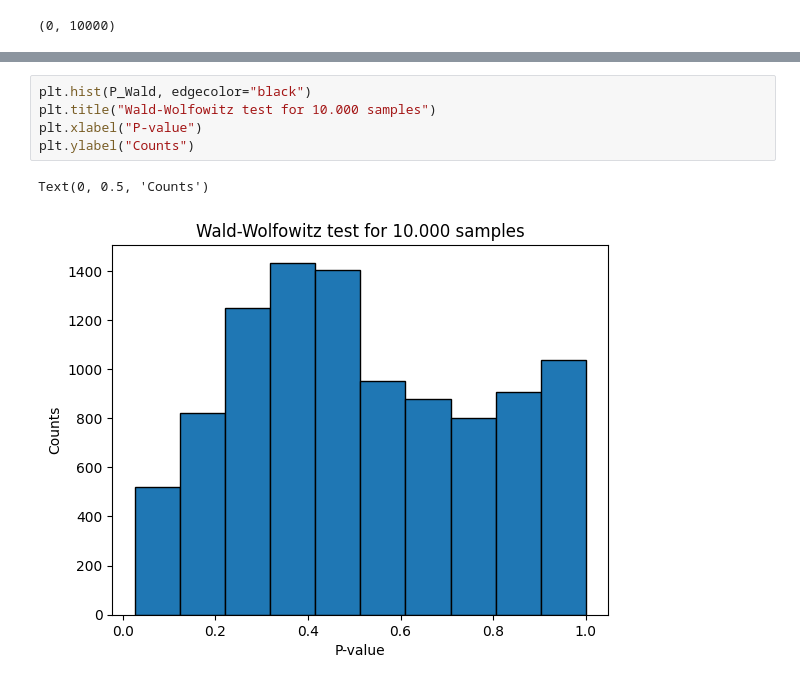
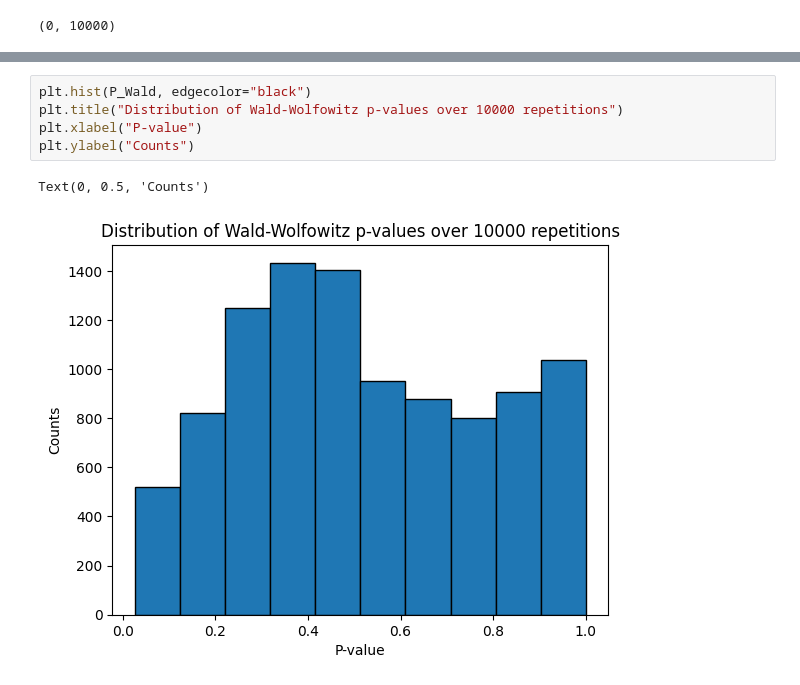
Before and after one commit to s224399/Stoc_sim_2k26, a Jupyter notebook: Exercises(week_1)/Rasmus/Exersice_1.ipynb, the cells around one changed output, grey strips where cells are left out. Saved outputs shown, nothing was run; the diff lists cells and outputs as text.

```diff
--- a/Exercises(week_1)/Rasmus/Exersice_1.ipynb
+++ b/Exercises(week_1)/Rasmus/Exersice_1.ipynb
@@ -154,8 +166,8 @@ Text(0, 0.5, 'Counts')
 # %%
 plt.hist(P_Wald, edgecolor="black")
-plt.title("Wald-Wolfowitz test for 10.000 samples")
+plt.title("Distribution of Wald-Wolfowitz p-values over 10000 repetitions")
 plt.xlabel("P-value")
 plt.ylabel("Counts")
 # %% [output]
 Text(0, 0.5, 'Counts')
-[figure, old version]
+[figure, new version]
```
Also changed, not shown: parts of 2 cells of this notebook, 1 other file.
